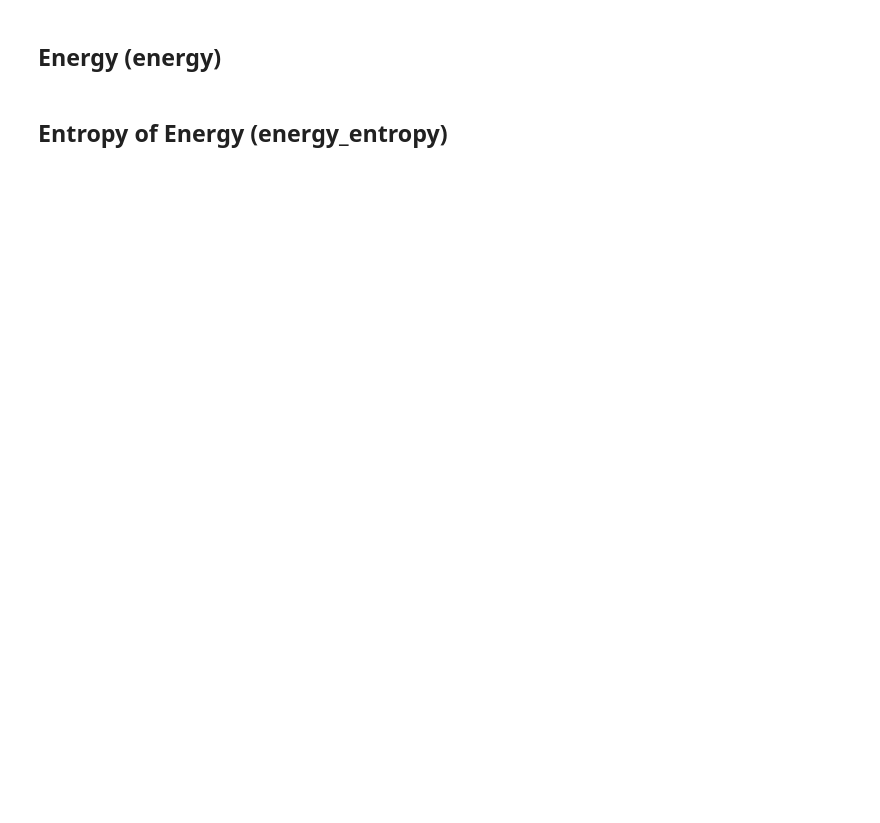
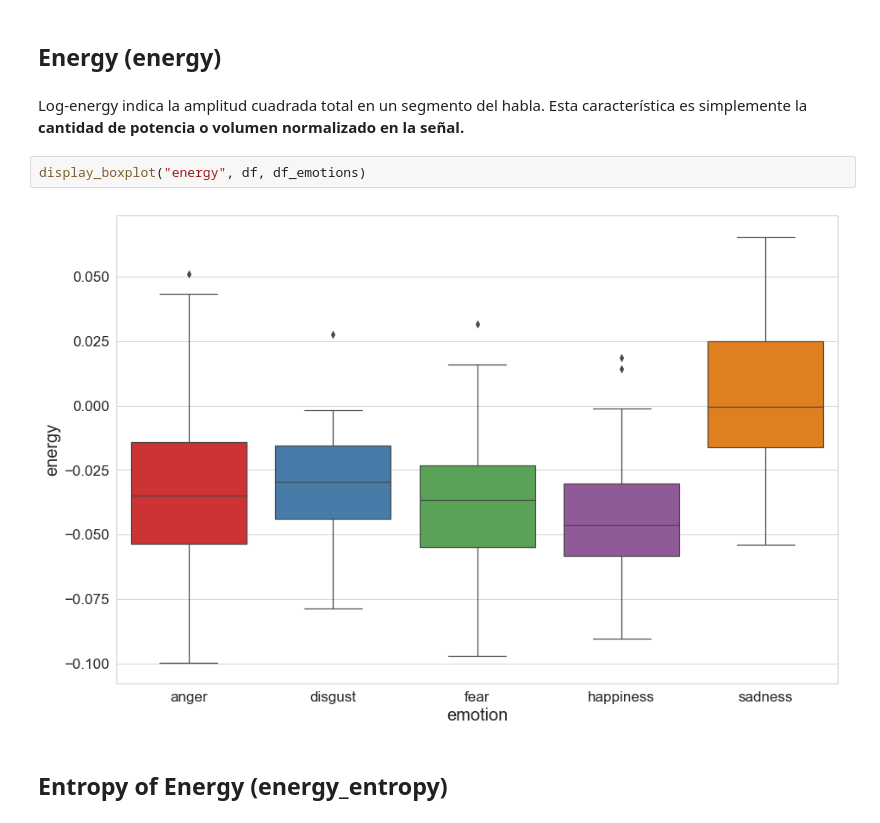
Before and after one commit to micaelgg/tfm-project, a Jupyter notebook: explorando-berlin.ipynb, the cells around one changed output. Cells and saved outputs as stored; diff of their text form; blank space fills up the shorter version.

```diff
--- a/explorando-berlin.ipynb
+++ b/explorando-berlin.ipynb
@@ -138,4 +198,11 @@ df = df.set_index(["audio_number", "row"])
 # %% [markdown]
 ## Energy (energy)
+# %% [markdown]
+Log-energy indica la amplitud cuadrada total en un segmento del habla.
+Esta característica es simplemente la **cantidad de potencia o volumen normalizado en la señal.**
+# %%
+display_boxplot("energy", df, df_emotions)
+# %% [output]
+[figure, added]
 # %% [markdown]
 ## Entropy of Energy (energy_entropy)
```
Also changed, not shown: parts of 43 cells of this notebook, 1 other file.
